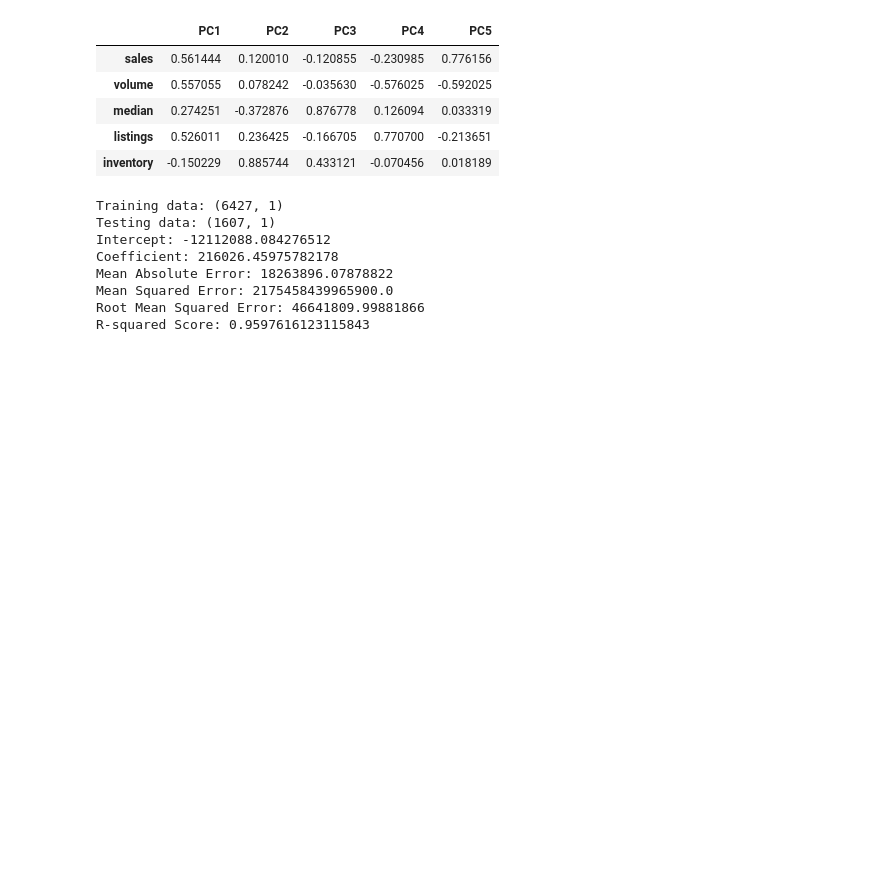
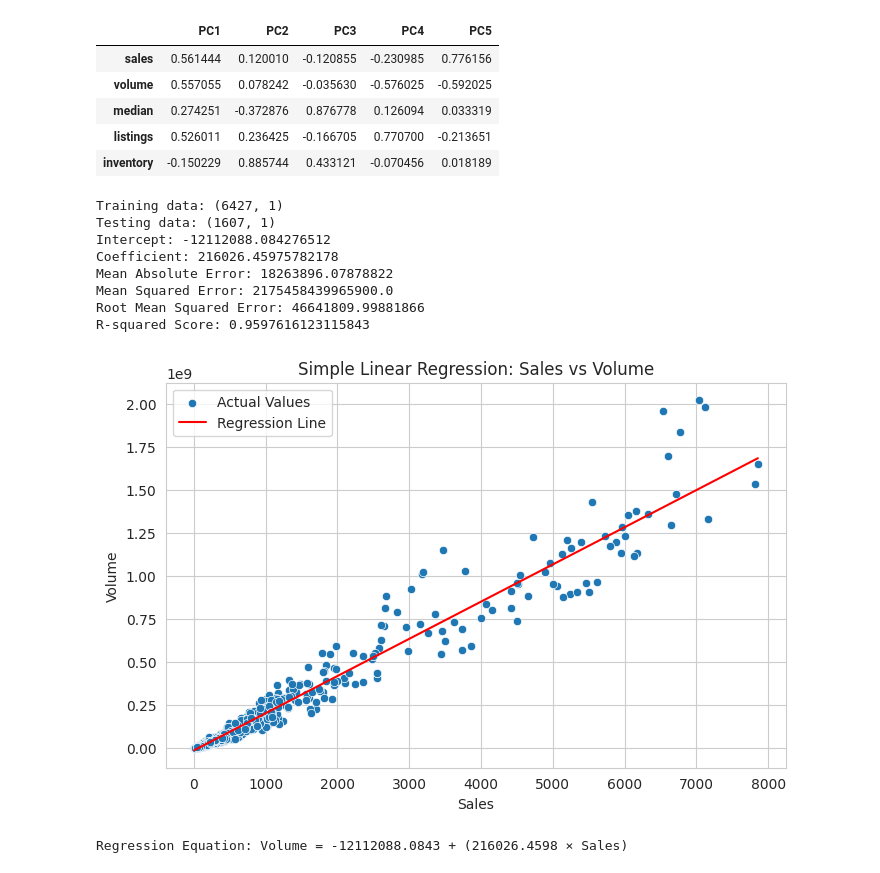
Before and after one commit to adits09/EDA_PROJECT_ADITI, a Jupyter notebook: Phase1_EDA.ipynb, the cells around one changed output. Drawn from its saved outputs; the diff is of its cells as text; code cells hidden in the pictures; blank space fills up the shorter version.

```diff
--- a/Phase1_EDA.ipynb
+++ b/Phase1_EDA.ipynb
@@ -900,30 +900,50 @@ model = LinearRegression()
 
 model.fit(X_train, y_train)
 
 print("Intercept:", model.intercept_)
 print("Coefficient:", model.coef_[0])
 
 #Make predictions:
 y_pred = model.predict(X_test)
 
 results = pd.DataFrame({
     "Actual Volume": y_test,
     "Predicted Volume": y_pred
 })
 
 results.head(10)
 
 #Evaluation:
 print("Mean Absolute Error:", mean_absolute_error(y_test, y_pred))
 print("Mean Squared Error:", mean_squared_error(y_test, y_pred))
 print("Root Mean Squared Error:", np.sqrt(mean_squared_error(y_test, y_pred)))
 print("R-squared Score:", r2_score(y_test, y_pred))
+
+# Visualisation:
+plt.figure(figsize=(8, 5))
+
+sns.scatterplot(x=X_test["sales"], y=y_test, label="Actual Values")
+sns.lineplot(x=X_test["sales"], y=y_pred, color="red", label="Regression Line")
+
+plt.title("Simple Linear Regression: Sales vs Volume")
+plt.xlabel("Sales")
+plt.ylabel("Volume")
+plt.legend()
+plt.show()
+
+# Display the regression equation:
+print(
+    f"Regression Equation: Volume = {model.intercept_:.4f} "
+    f"+ ({model.coef_[0]:.4f} × Sales)"
+)
 # %% [output]
 Training data: (6427, 1)
 Testing data: (1607, 1)
 Intercept: -12112088.084276512
 Coefficient: 216026.45975782178
 Mean Absolute Error: 18263896.07878822
 Mean Squared Error: 2175458439965900.0
 Root Mean Squared Error: 46641809.99881866
 R-squared Score: 0.9597616123115843
+[figure, added]
+Regression Equation: Volume = -12112088.0843 + (216026.4598 × Sales)
```
